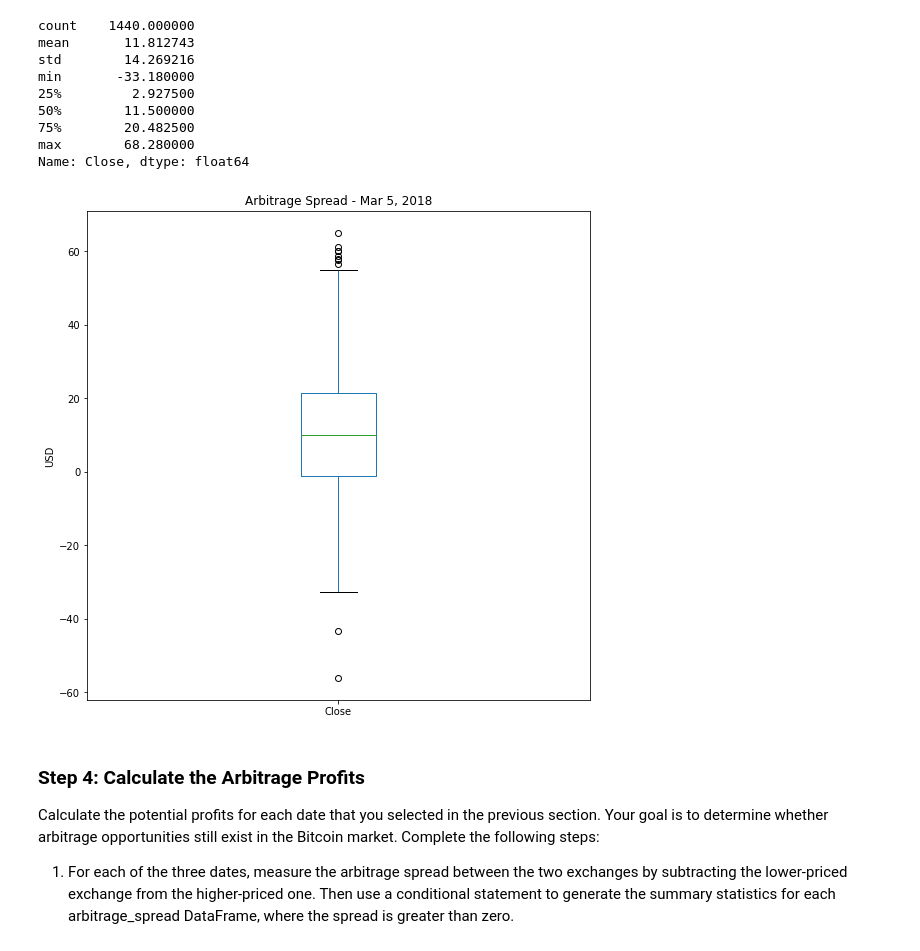
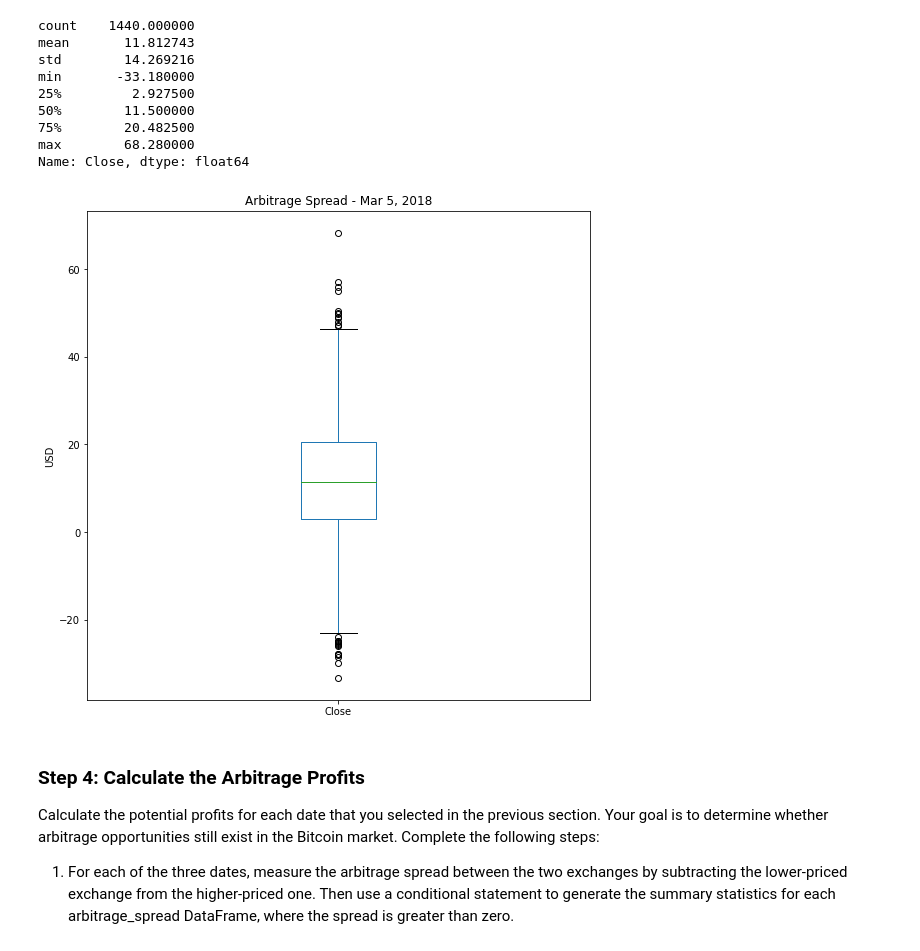
Before and after one commit to jmischung/Bitcoin-Arbitration-Analysis, a Jupyter notebook: crypto_arbitrage.ipynb, the cells around one changed output. Drawn from its saved outputs; the diff is of its cells as text; code cells hidden in the pictures.

```diff
--- a/crypto_arbitrage.ipynb
+++ b/crypto_arbitrage.ipynb
@@ -223,7 +223,7 @@ Select the data you want to analyze. Use `loc` or `iloc` to select the following
 * Close
 # %%
 # Use loc or iloc to select `Timestamp (the index)` and `Close` from bitstamp DataFrame
-bitstamp_sliced = pd.DataFrame(bitstamp_df.loc[:, 'Close'])
+bitstamp_sliced = bitstamp_df.loc[:, ['Close']]
 
 # Review the first five rows of the DataFrame
 bitstamp_sliced.head()
@@ -237,7 +237,7 @@ bitstamp_sliced.head()
 | 2018-01-01 00:04:00 | 13620.00 |
 # %%
 # Use loc or iloc to select `Timestamp (the index)` and `Close` from coinbase DataFrame
-coinbase_sliced = pd.DataFrame(coinbase_df.loc[:, 'Close'])
+coinbase_sliced = coinbase_df.loc[:, ['Close']]
 
 # Review the first five rows of the DataFrame
 coinbase_sliced.head()
@@ -450,11 +450,11 @@ max        68.280000
 Name: Close, dtype: float64
 # %%
 # Visualize the arbitrage spread from late in the dataset in a box plot
-arbitrage_spread_middle.plot(
+arbitrage_spread_late.plot(
     kind='box', figsize=(9, 9), title='Arbitrage Spread - Mar 5, 2018', ylabel='USD'
 );
 # %% [output]
-[figure, old version]
+[figure, new version]
 # %% [markdown]
 ### Step 4: Calculate the Arbitrage Profits
 
```
Also changed, not shown: parts of 19 cells of this notebook.
